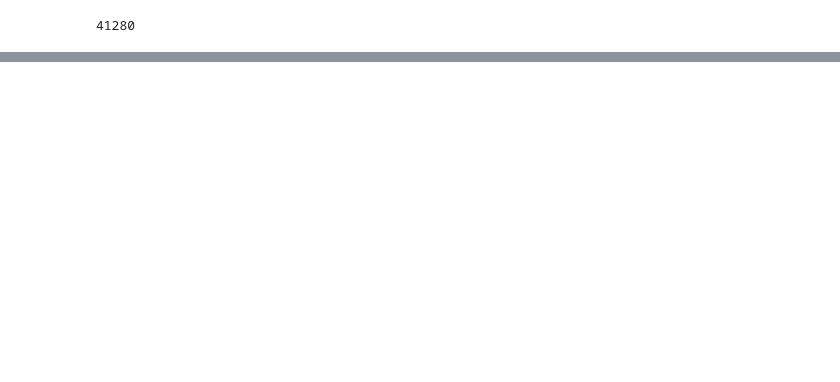
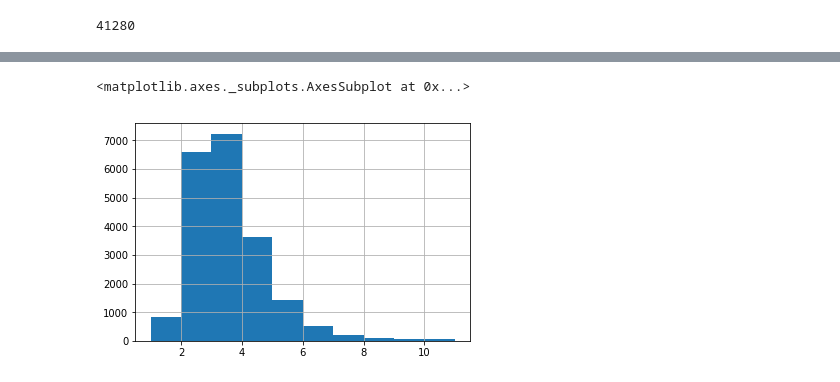
Before and after one commit to silentvoice/ml-with-scikit, a Jupyter notebook: Basics.ipynb, the cells around one changed output, grey strips where cells are left out. Cells and saved outputs as stored; diff of their text form; code cells hidden in the pictures; blank space fills up the shorter version.

```diff
--- a/Basics.ipynb
+++ b/Basics.ipynb
@@ -119,0 +127,5 @@ test_set.size
+# %%
+housing['income_cat'].hist()
+# %% [output]
+<matplotlib.axes._subplots.AxesSubplot at 0x...>
+[figure, added]
```
Also changed, not shown: parts of 46 cells of this notebook.
